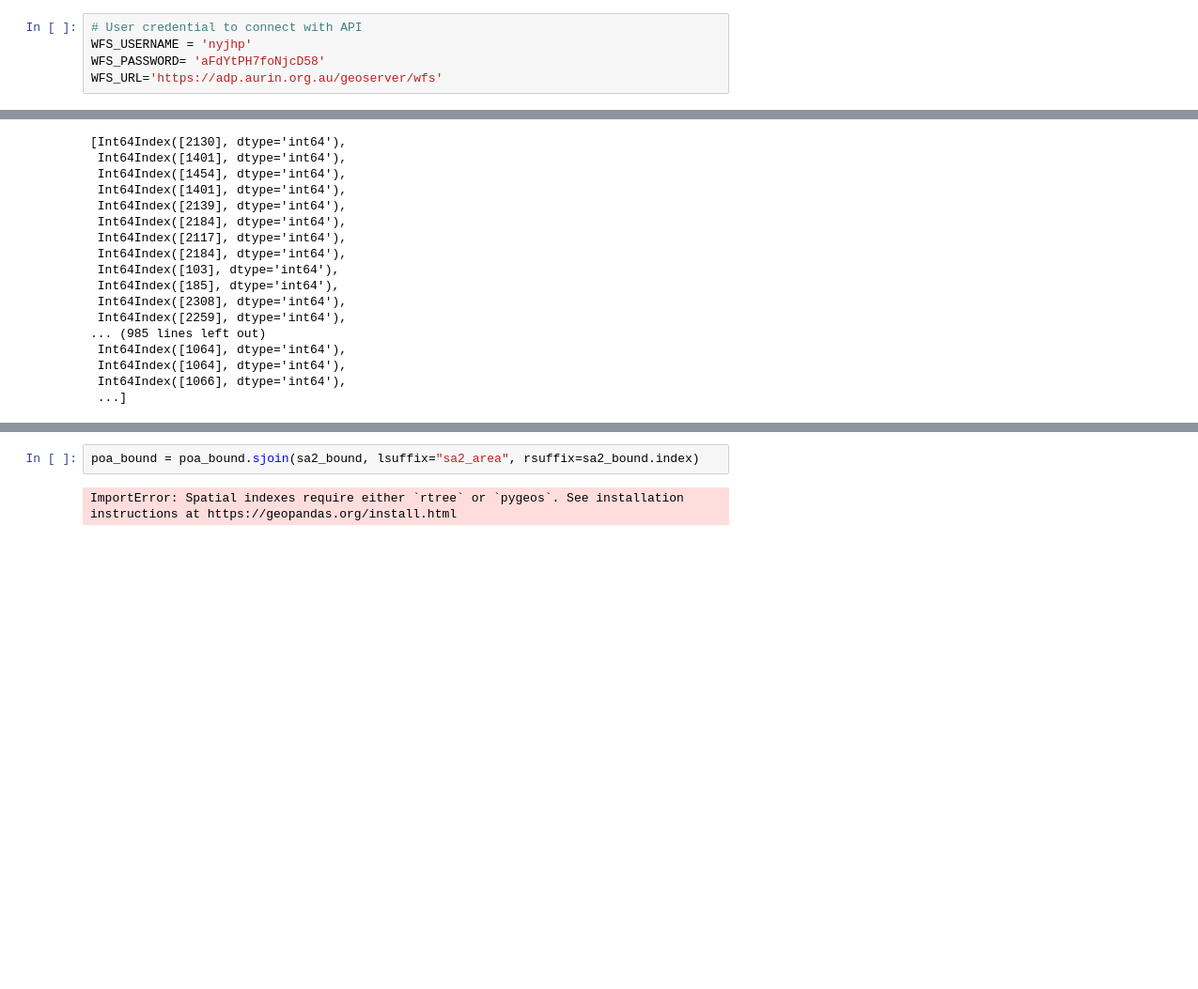
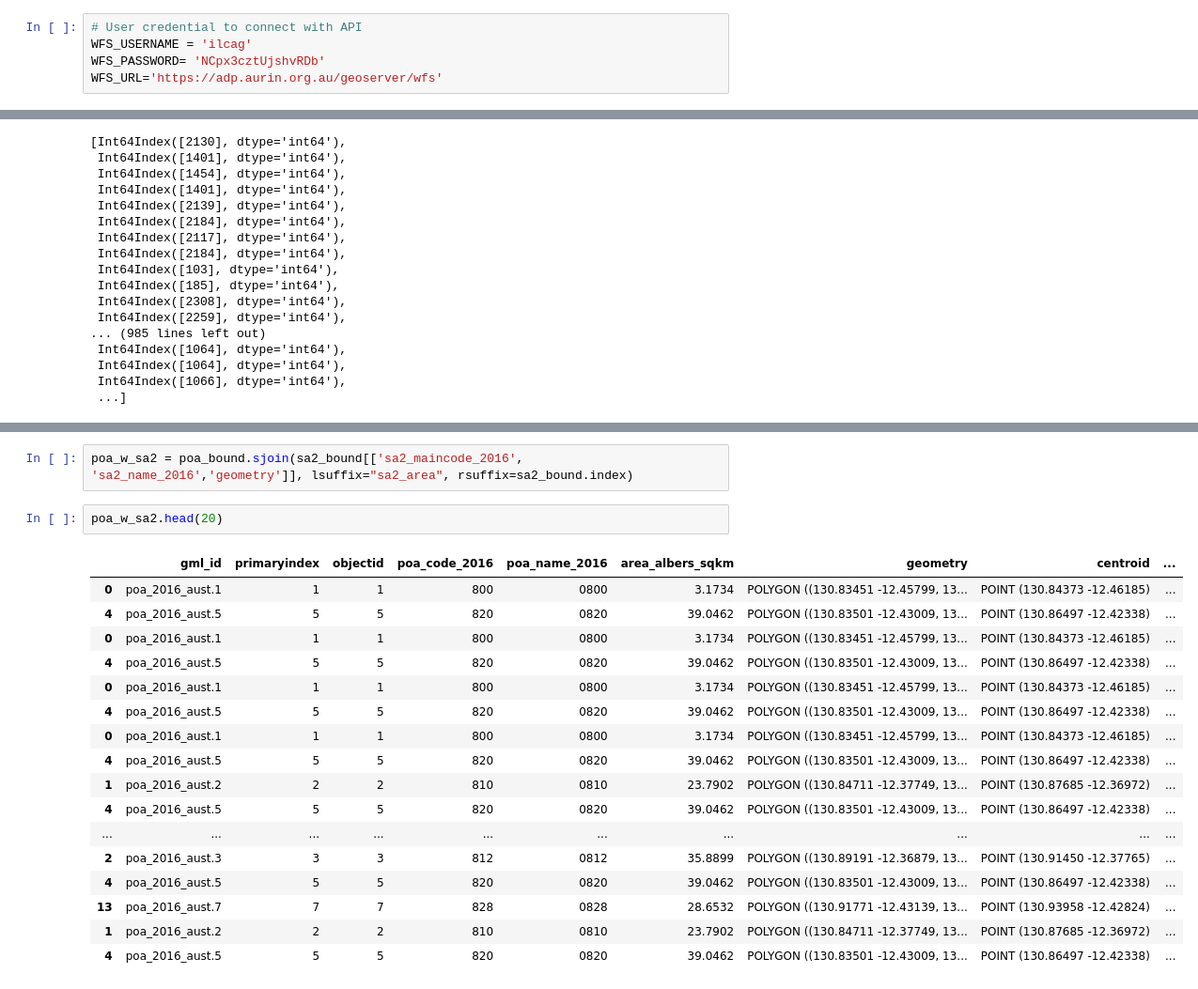
Before and after one commit to MAST30034-Applied-Data-Science/generic-buy-now-pay-later-project-group-11, a Jupyter notebook: notebooks/download_external_datasets.ipynb, the cells around one changed output, grey strips where cells are left out. Shown: that part at 94% size. Saved outputs shown, nothing was run; the diff lists cells and outputs as text; blank space fills up the shorter version.

```diff
--- a/notebooks/download_external_datasets.ipynb
+++ b/notebooks/download_external_datasets.ipynb
@@ -14,8 +14,8 @@ from urllib.request import urlretrieve
 ## Download external data from AURIN
 # %%
 # User credential to connect with API
-WFS_USERNAME = 'nyjhp'
-WFS_PASSWORD= 'aFdYtPH7foNjcD58'
+WFS_USERNAME = 'ilcag'
+WFS_PASSWORD= 'NCpx3cztUjshvRDb'
 WFS_URL='https://adp.aurin.org.au/geoserver/wfs'
 # %%
 # Connect with API
@@ -231,4 +240,22 @@ See the caveats in the documentation: https://pandas.pydata.org/pandas-docs/stab
 # %%
-poa_bound = poa_bound.sjoin(sa2_bound, lsuffix="sa2_area", rsuffix=sa2_bound.index)
+poa_w_sa2 = poa_bound.sjoin(sa2_bound[['sa2_maincode_2016', 'sa2_name_2016','geometry']], lsuffix="sa2_area", rsuffix=sa2_bound.index)
-# %% [output]
-ImportError: Spatial indexes require either `rtree` or `pygeos`. See installation instructions at https://geopandas.org/install.html
+# %%
+poa_w_sa2.head(20)
+# %% [output]
+|  | gml_id | primaryindex | objectid | poa_code_2016 | poa_name_2016 | area_albers_sqkm | geometry | centroid | ... |
+| 0 | poa_2016_aust.1 | 1 | 1 | 800 | 0800 | 3.1734 | POLYGON ((130.83451 -12.45799, 13... | POINT (130.84373 -12.46185) | ... |
+| 4 | poa_2016_aust.5 | 5 | 5 | 820 | 0820 | 39.0462 | POLYGON ((130.83501 -12.43009, 13... | POINT (130.86497 -12.42338) | ... |
+| 0 | poa_2016_aust.1 | 1 | 1 | 800 | 0800 | 3.1734 | POLYGON ((130.83451 -12.45799, 13... | POINT (130.84373 -12.46185) | ... |
+| 4 | poa_2016_aust.5 | 5 | 5 | 820 | 0820 | 39.0462 | POLYGON ((130.83501 -12.43009, 13... | POINT (130.86497 -12.42338) | ... |
+| 0 | poa_2016_aust.1 | 1 | 1 | 800 | 0800 | 3.1734 | POLYGON ((130.83451 -12.45799, 13... | POINT (130.84373 -12.46185) | ... |
+| 4 | poa_2016_aust.5 | 5 | 5 | 820 | 0820 | 39.0462 | POLYGON ((130.83501 -12.43009, 13... | POINT (130.86497 -12.42338) | ... |
+| 0 | poa_2016_aust.1 | 1 | 1 | 800 | 0800 | 3.1734 | POLYGON ((130.83451 -12.45799, 13... | POINT (130.84373 -12.46185) | ... |
+| 4 | poa_2016_aust.5 | 5 | 5 | 820 | 0820 | 39.0462 | POLYGON ((130.83501 -12.43009, 13... | POINT (130.86497 -12.42338) | ... |
+| 1 | poa_2016_aust.2 | 2 | 2 | 810 | 0810 | 23.7902 | POLYGON ((130.84711 -12.37749, 13... | POINT (130.87685 -12.36972) | ... |
+| 4 | poa_2016_aust.5 | 5 | 5 | 820 | 0820 | 39.0462 | POLYGON ((130.83501 -12.43009, 13... | POINT (130.86497 -12.42338) | ... |
+| ... | ... | ... | ... | ... | ... | ... | ... | ... | ... |
+| 2 | poa_2016_aust.3 | 3 | 3 | 812 | 0812 | 35.8899 | POLYGON ((130.89191 -12.36879, 13... | POINT (130.91450 -12.37765) | ... |
+| 4 | poa_2016_aust.5 | 5 | 5 | 820 | 0820 | 39.0462 | POLYGON ((130.83501 -12.43009, 13... | POINT (130.86497 -12.42338) | ... |
+| 13 | poa_2016_aust.7 | 7 | 7 | 828 | 0828 | 28.6532 | POLYGON ((130.91771 -12.43139, 13... | POINT (130.93958 -12.42824) | ... |
+| 1 | poa_2016_aust.2 | 2 | 2 | 810 | 0810 | 23.7902 | POLYGON ((130.84711 -12.37749, 13... | POINT (130.87685 -12.36972) | ... |
+| 4 | poa_2016_aust.5 | 5 | 5 | 820 | 0820 | 39.0462 | POLYGON ((130.83501 -12.43009, 13... | POINT (130.86497 -12.42338) | ... |
```
Also changed, not shown: parts of 17 cells of this notebook.
